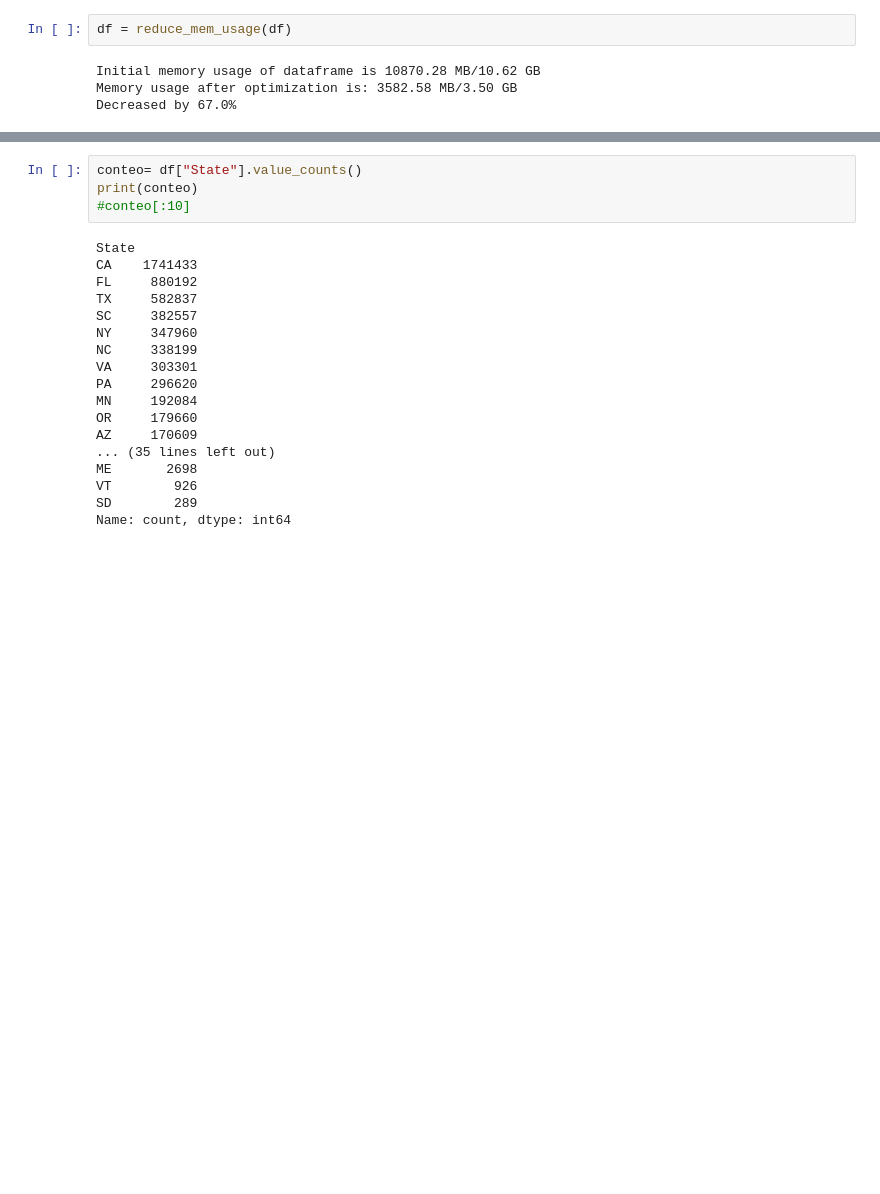
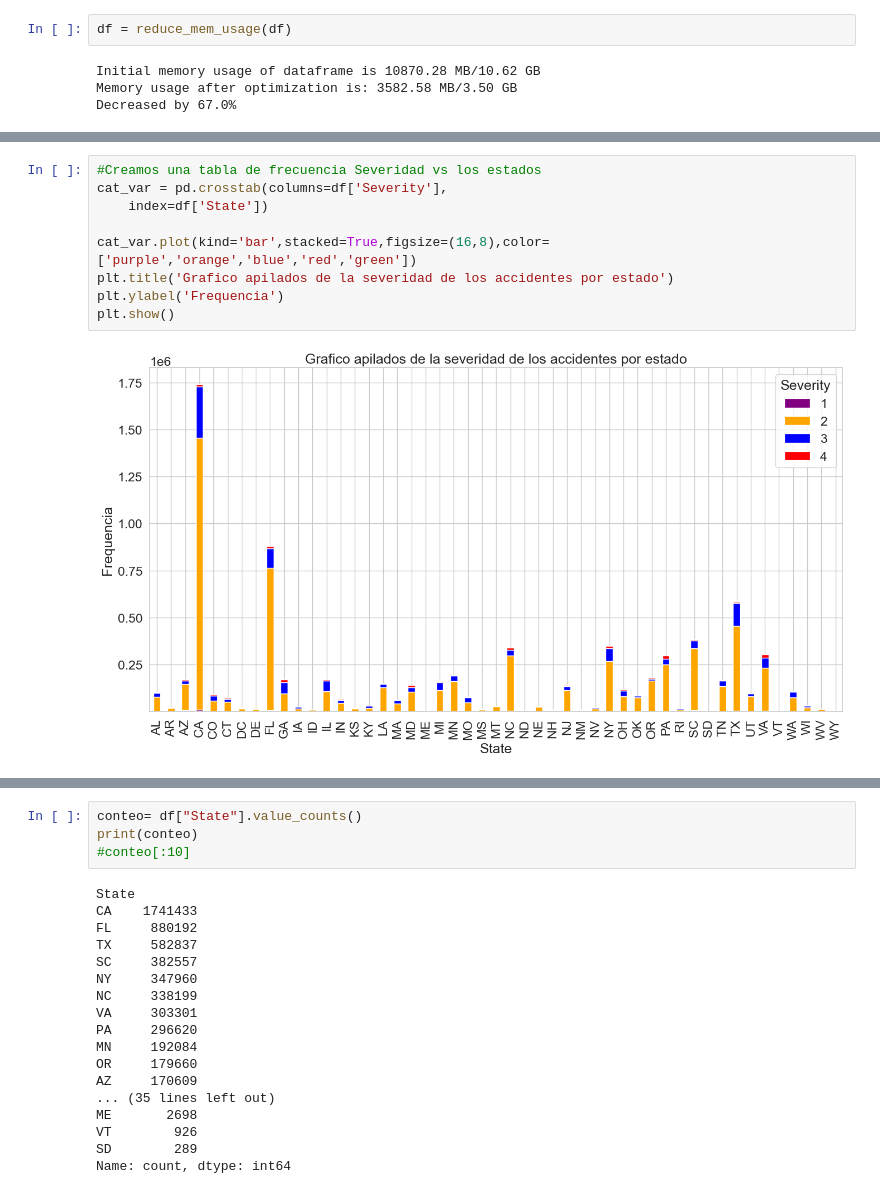
Before and after one commit to Joseluis153/jbook_ml202510, a Jupyter notebook: _sources/notebooks.ipynb, the cells around one changed output, grey strips where cells are left out. Cells and saved outputs as stored; diff of their text form; blank space fills up the shorter version.

```diff
--- a/_sources/notebooks.ipynb
+++ b/_sources/notebooks.ipynb
@@ -131,0 +174,11 @@ Decreased by 67.0%
+# %%
+#Creamos una tabla de frecuencia Severidad vs los estados
+cat_var = pd.crosstab(columns=df['Severity'],
+    index=df['State'])
+
+cat_var.plot(kind='bar',stacked=True,figsize=(16,8),color=['purple','orange','blue','red','green'])
+plt.title('Grafico apilados de la severidad de los accidentes por estado')
+plt.ylabel('Frequencia')
+plt.show()
+# %% [output]
+[figure, added]
```
Also changed, not shown: parts of 36 cells of this notebook, 13 other files.
